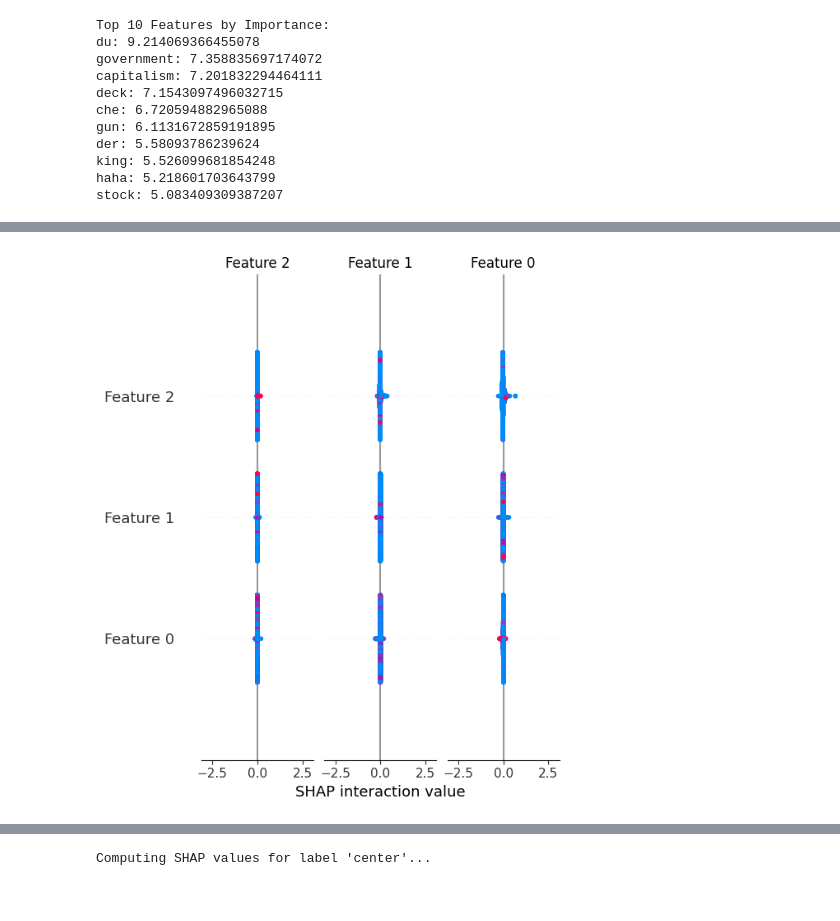
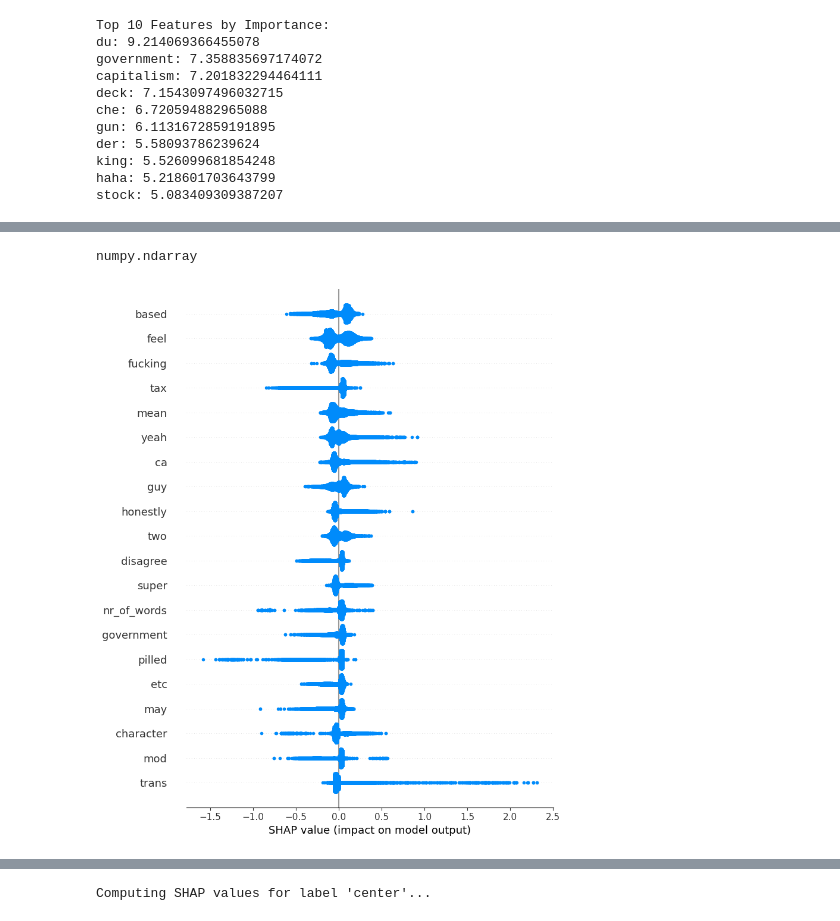
Before and after one commit to wxsoi/LAI, a Jupyter notebook: catboost.ipynb, the cells around one changed output, grey strips where cells are left out. Cells and saved outputs as stored; diff of their text form; code cells hidden in the pictures.

Commit message:
quick commit for models, not usable

```diff
--- a/catboost.ipynb
+++ b/catboost.ipynb
@@ -114,7 +176,9 @@ params = {
     'seed': 42
 }
 
-model = xgb.train(params, dtrain, num_boost_round=500, evals=[(dtest, 'test')], early_stopping_rounds=50)
+evals_result = {}
+
+model = xgb.train(params, dtrain, num_boost_round=500, evals=[(dtest, 'test')], early_stopping_rounds=50, evals_result=evals_result)
 # %% [output]
 [0]     test-mlogloss:1.07891
 [1]     test-mlogloss:1.06251
@@ -218,5 +309,5 @@ shap_values = explainer.shap_values(X_test_combined)
 # %%
 explainer = shap.TreeExplainer(model)
-explanation = explainer(X_test_combined)
+explanation = explainer(dtrain)
 
 shap_values = explanation.values
@@ -243,4 +314,8 @@ array([[[-3.91688384e-03, -1.30745331e-02,  6.74339850e-03],
+# %%
+type(shap_values)
+# %% [output]
+numpy.ndarray
 # %%
-shap.summary_plot(shap_values, X_test_combined, plot_type="bar")
+shap.summary_plot(shap_values[:,:,1],feature_names=feature_names)
 # %% [output]
-[figure, old version]
+[figure, new version]
```
Also changed, not shown: parts of 18 cells of this notebook, 2 other files.
